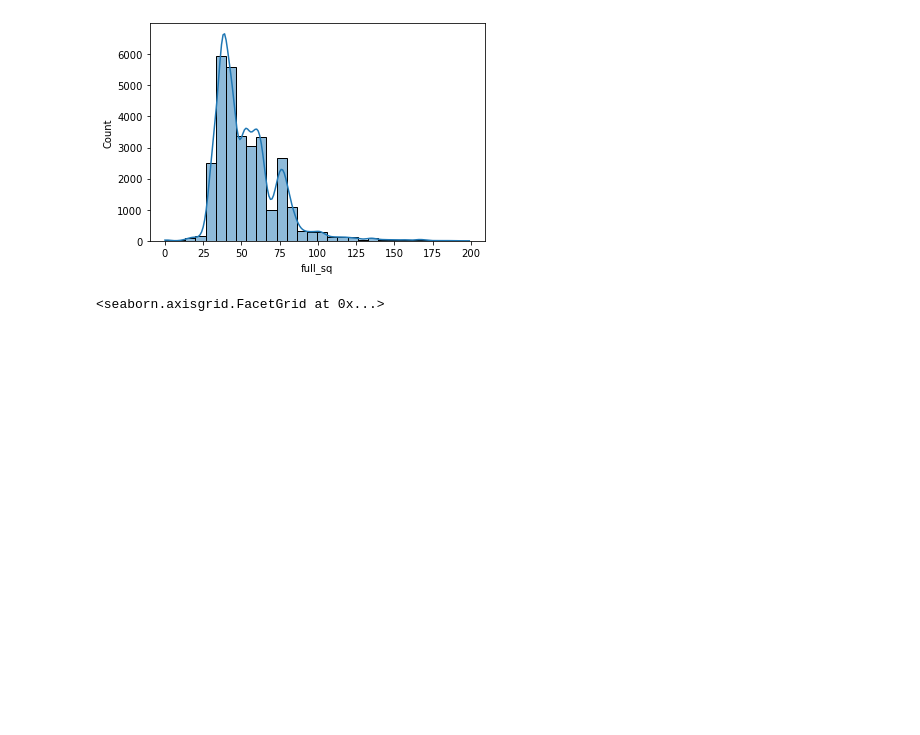
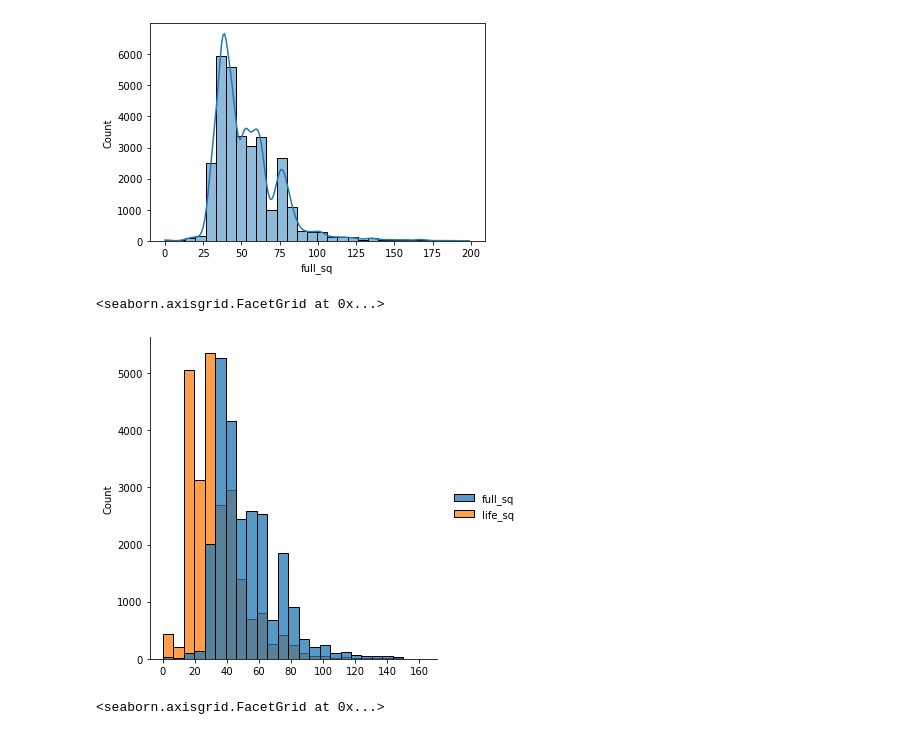
Before and after one commit to ZolotovG/Sberbank-Russian-Housing-Market, a Jupyter notebook: SeabornVisualization.ipynb, the cells around one changed output. Cells and saved outputs as stored; diff of their text form; code cells hidden in the pictures; blank space fills up the shorter version.

```diff
--- a/SeabornVisualization.ipynb
+++ b/SeabornVisualization.ipynb
@@ -79,6 +79,11 @@ feature_importance = [
 out = sns.histplot(df[df['full_sq'] < 200]['full_sq'], kde=True, bins=30)
 # %% [output]
 [figure]
+# %%
+sns.displot(df[(df['full_sq'] < 150) & (df['life_sq'] < 170)][['full_sq','life_sq']], bins=25)
+# %% [output]
+<seaborn.axisgrid.FacetGrid at 0x...>
+[figure, added]
 # %%
 sns.displot(df['cafe_count_2000'], kde=True, bins=30)
 # %% [output]
```
Also changed, not shown: parts of 2 cells of this notebook, 2 other files.
